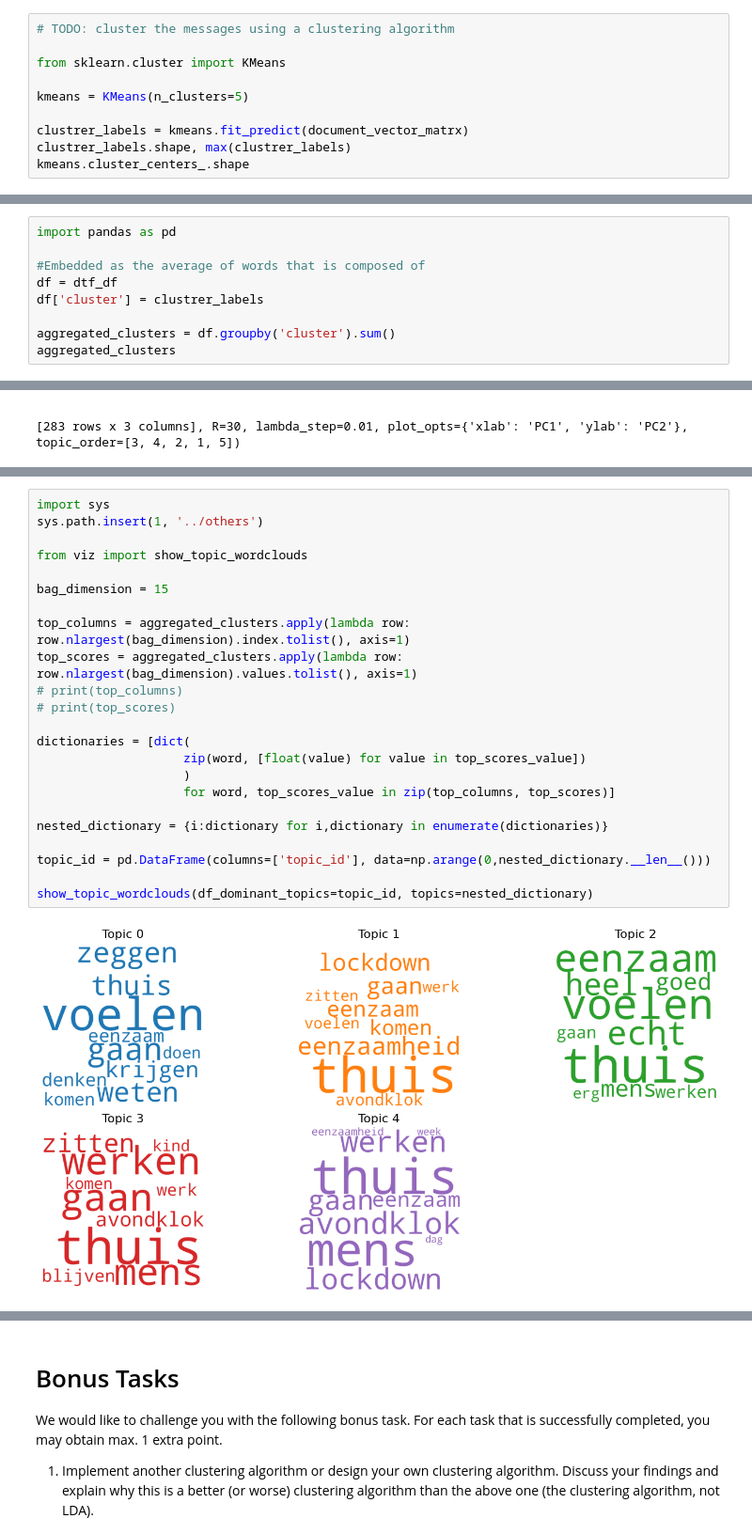
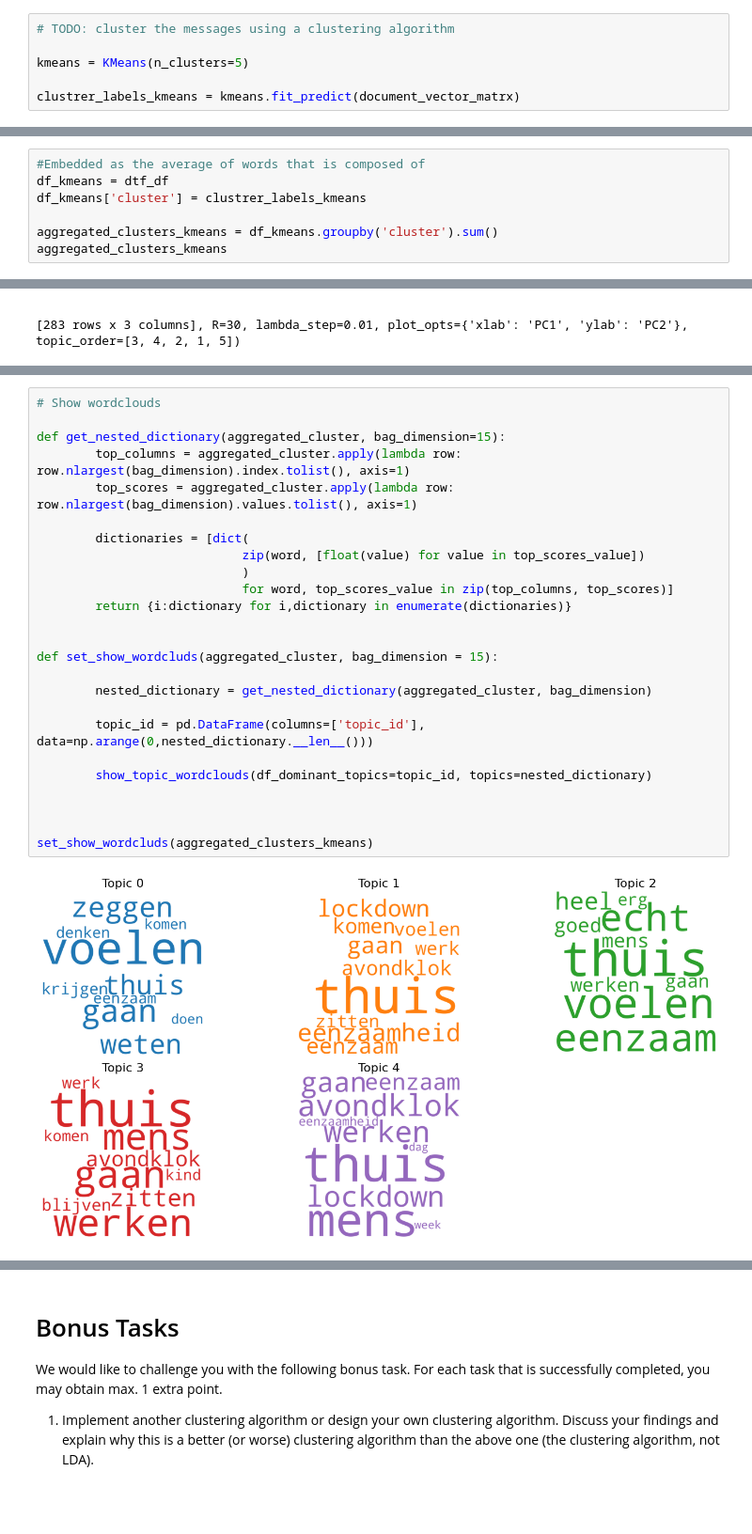
Before and after one commit to MarognaLorenzo/ApplicationOfMachineLearning, a Jupyter notebook: Assignment3/notebooks/Lorenzo.ipynb, the cells around one changed output, grey strips where cells are left out. Shown at 94% size. Cells and saved outputs as stored; diff of their text form; blank space fills up the shorter version.

```diff
--- a/Assignment3/notebooks/Lorenzo.ipynb
+++ b/Assignment3/notebooks/Lorenzo.ipynb
@@ -413,10 +354,6 @@ word_vector_matrx.shape, document_vector_matrx.shape
 # %%
 # TODO: cluster the messages using a clustering algorithm
 
-from sklearn.cluster import KMeans
-
 kmeans = KMeans(n_clusters=5)
 
-clustrer_labels = kmeans.fit_predict(document_vector_matrx)
-clustrer_labels.shape, max(clustrer_labels)
-kmeans.cluster_centers_.shape
+clustrer_labels_kmeans = kmeans.fit_predict(document_vector_matrx)
@@ -425,12 +360,10 @@ kmeans.cluster_centers_.shape
 # %%
-import pandas as pd
+#Embedded as the average of words that is composed of
+df_kmeans = dtf_df
+df_kmeans['cluster'] = clustrer_labels_kmeans
 
-#Embedded as the average of words that is composed of
-df = dtf_df
-df['cluster'] = clustrer_labels
-
-aggregated_clusters = df.groupby('cluster').sum()
-aggregated_clusters
+aggregated_clusters_kmeans = df_kmeans.groupby('cluster').sum()
+aggregated_clusters_kmeans
 # %% [output]
 |  | a25 | aaaaaa | aanbevelenswaardig | aanbieden | aanbieder | aanbod | aandacht | aandoen | aandoening | ... |
 | cluster |  |  |  |  |  |  |  |  |  | ... |
@@ -509,26 +448,28 @@ topic
 # %%
-import sys
-sys.path.insert(1, '../others')
+# Show wordclouds
 
-from viz import show_topic_wordclouds
+def get_nested_dictionary(aggregated_cluster, bag_dimension=15):
+        top_columns = aggregated_cluster.apply(lambda row: row.nlargest(bag_dimension).index.tolist(), axis=1)
+        top_scores = aggregated_cluster.apply(lambda row: row.nlargest(bag_dimension).values.tolist(), axis=1)
 
-bag_dimension = 15
+        dictionaries = [dict(
+                            zip(word, [float(value) for value in top_scores_value])
+                            )
+                            for word, top_scores_value in zip(top_columns, top_scores)]
+        return {i:dictionary for i,dictionary in enumerate(dictionaries)}
 
-top_columns = aggregated_clusters.apply(lambda row: row.nlargest(bag_dimension).index.tolist(), axis=1)
-top_scores = aggregated_clusters.apply(lambda row: row.nlargest(bag_dimension).values.tolist(), axis=1)
-# print(top_columns)
-# print(top_scores)
 
-dictionaries = [dict(
-                    zip(word, [float(value) for value in top_scores_value])
-                    )
-                    for word, top_scores_value in zip(top_columns, top_scores)]
+def set_show_wordcluds(aggregated_cluster, bag_dimension = 15):
 
-nested_dictionary = {i:dictionary for i,dictionary in enumerate(dictionaries)}
+        nested_dictionary = get_nested_dictionary(aggregated_cluster, bag_dimension)
 
-topic_id = pd.DataFrame(columns=['topic_id'], data=np.arange(0,nested_dictionary.__len__()))
+        topic_id = pd.DataFrame(columns=['topic_id'], data=np.arange(0,nested_dictionary.__len__()))
 
-show_topic_wordclouds(df_dominant_topics=topic_id, topics=nested_dictionary)
+        show_topic_wordclouds(df_dominant_topics=topic_id, topics=nested_dictionary)
+
+
+
+set_show_wordcluds(aggregated_clusters_kmeans)
 # %% [output]
-[figure, old version]
+[figure, new version]
 # %%
```
Also changed, not shown: parts of 30 cells of this notebook.
